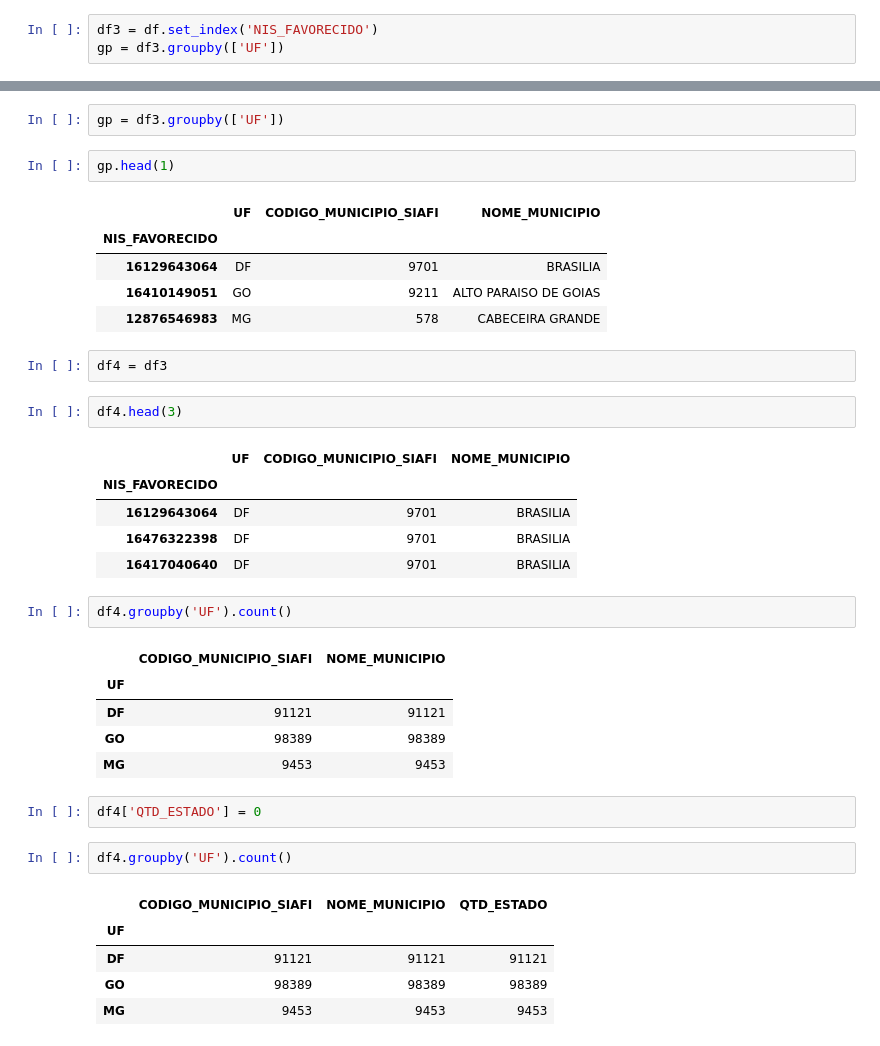
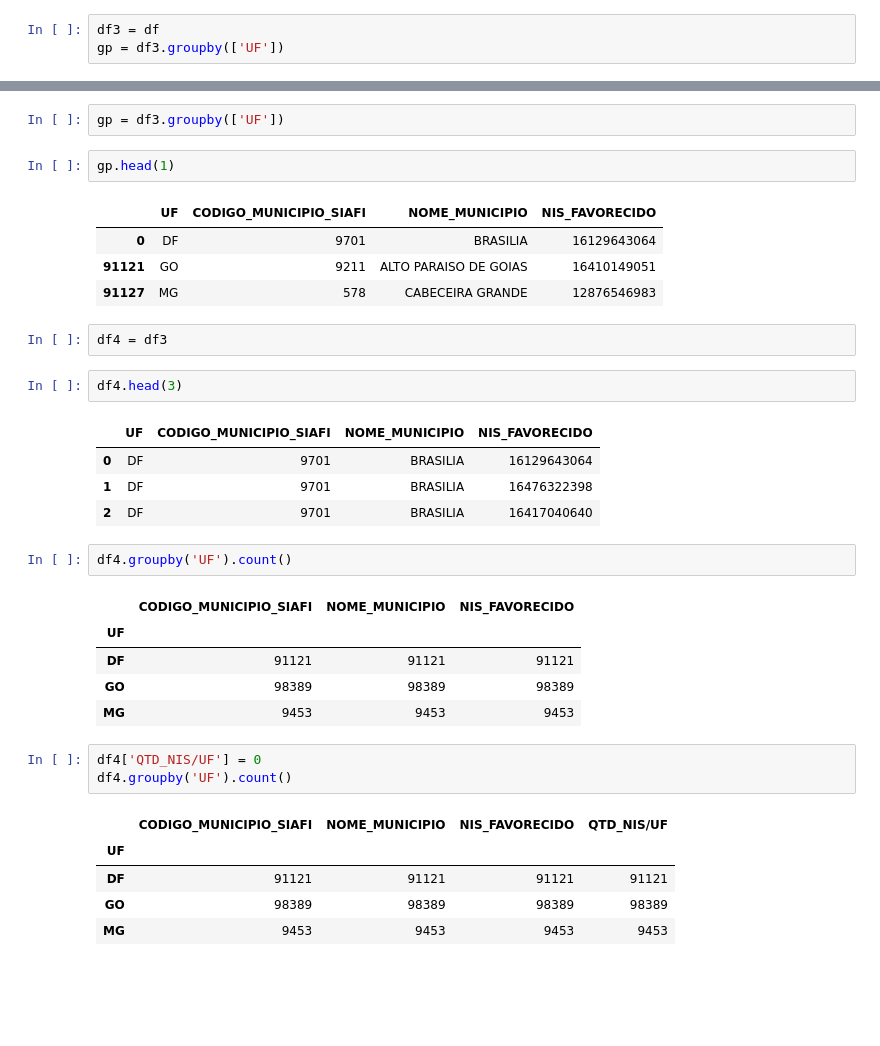
Before and after one commit to Marcos314/Pibiti_2019, a Jupyter notebook: notebooks/firstFlow.ipynb, the cells around one changed output, grey strips where cells are left out. Drawn from its saved outputs; the diff is of its cells as text; blank space fills up the shorter version.

```diff
--- a/notebooks/firstFlow.ipynb
+++ b/notebooks/firstFlow.ipynb
@@ -50,5 +50,5 @@ df2.head()
 # %% [markdown]
 ## Agrupando o datagrame por UF E NIS
 # %%
-df3 = df.set_index('NIS_FAVORECIDO')
+df3 = df
 gp = df3.groupby(['UF'])
@@ -72,36 +66,33 @@ gp = df3.groupby(['UF'])
 # %%
 gp.head(1)
 # %% [output]
-|  | UF | CODIGO_MUNICIPIO_SIAFI | NOME_MUNICIPIO |
-| NIS_FAVORECIDO |  |  |  |
-| 16129643064 | DF | 9701 | BRASILIA |
-| 16410149051 | GO | 9211 | ALTO PARAISO DE GOIAS |
-| 12876546983 | MG | 578 | CABECEIRA GRANDE |
+|  | UF | CODIGO_MUNICIPIO_SIAFI | NOME_MUNICIPIO | NIS_FAVORECIDO |
+| 0 | DF | 9701 | BRASILIA | 16129643064 |
+| 91121 | GO | 9211 | ALTO PARAISO DE GOIAS | 16410149051 |
+| 91127 | MG | 578 | CABECEIRA GRANDE | 12876546983 |
 # %%
 df4 = df3
 # %%
 df4.head(3)
 # %% [output]
-|  | UF | CODIGO_MUNICIPIO_SIAFI | NOME_MUNICIPIO |
-| NIS_FAVORECIDO |  |  |  |
-| 16129643064 | DF | 9701 | BRASILIA |
-| 16476322398 | DF | 9701 | BRASILIA |
-| 16417040640 | DF | 9701 | BRASILIA |
+|  | UF | CODIGO_MUNICIPIO_SIAFI | NOME_MUNICIPIO | NIS_FAVORECIDO |
+| 0 | DF | 9701 | BRASILIA | 16129643064 |
+| 1 | DF | 9701 | BRASILIA | 16476322398 |
+| 2 | DF | 9701 | BRASILIA | 16417040640 |
 # %%
 df4.groupby('UF').count()
 # %% [output]
-|  | CODIGO_MUNICIPIO_SIAFI | NOME_MUNICIPIO |
-| UF |  |  |
-| DF | 91121 | 91121 |
-| GO | 98389 | 98389 |
-| MG | 9453 | 9453 |
+|  | CODIGO_MUNICIPIO_SIAFI | NOME_MUNICIPIO | NIS_FAVORECIDO |
+| UF |  |  |  |
+| DF | 91121 | 91121 | 91121 |
+| GO | 98389 | 98389 | 98389 |
+| MG | 9453 | 9453 | 9453 |
-# %%
-df4['QTD_ESTADO'] = 0
 # %%
+df4['QTD_NIS/UF'] = 0
 df4.groupby('UF').count()
 # %% [output]
-|  | CODIGO_MUNICIPIO_SIAFI | NOME_MUNICIPIO | QTD_ESTADO |
-| UF |  |  |  |
-| DF | 91121 | 91121 | 91121 |
-| GO | 98389 | 98389 | 98389 |
-| MG | 9453 | 9453 | 9453 |
+|  | CODIGO_MUNICIPIO_SIAFI | NOME_MUNICIPIO | NIS_FAVORECIDO | QTD_NIS/UF |
+| UF |  |  |  |  |
+| DF | 91121 | 91121 | 91121 | 91121 |
+| GO | 98389 | 98389 | 98389 | 98389 |
+| MG | 9453 | 9453 | 9453 | 9453 |
```
Also changed, not shown: parts of 13 cells of this notebook.
